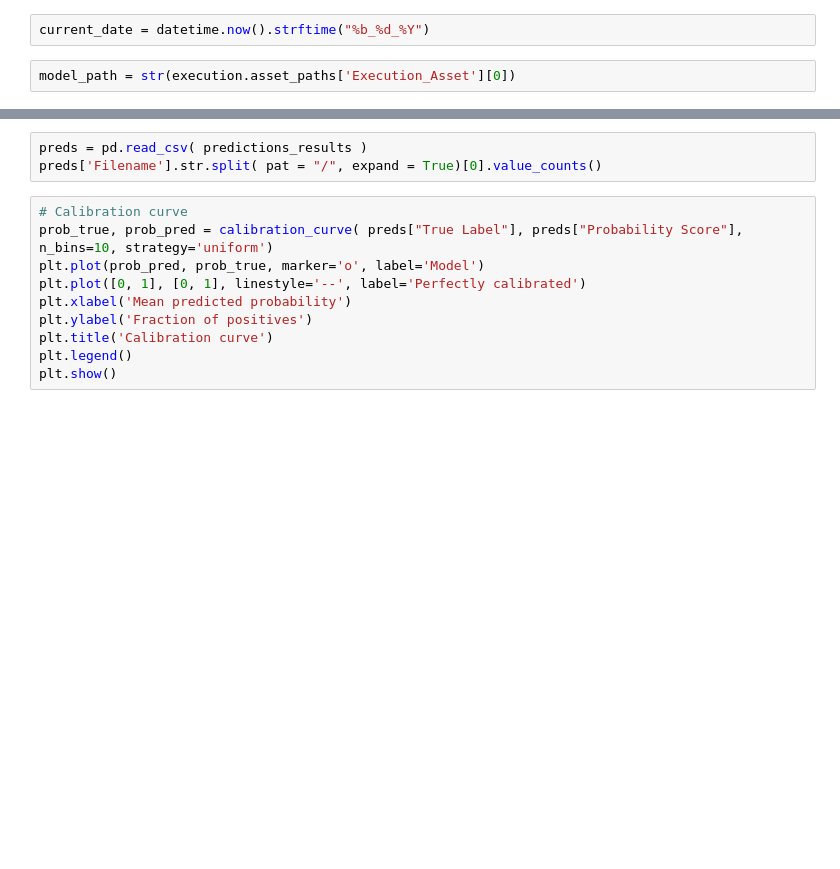
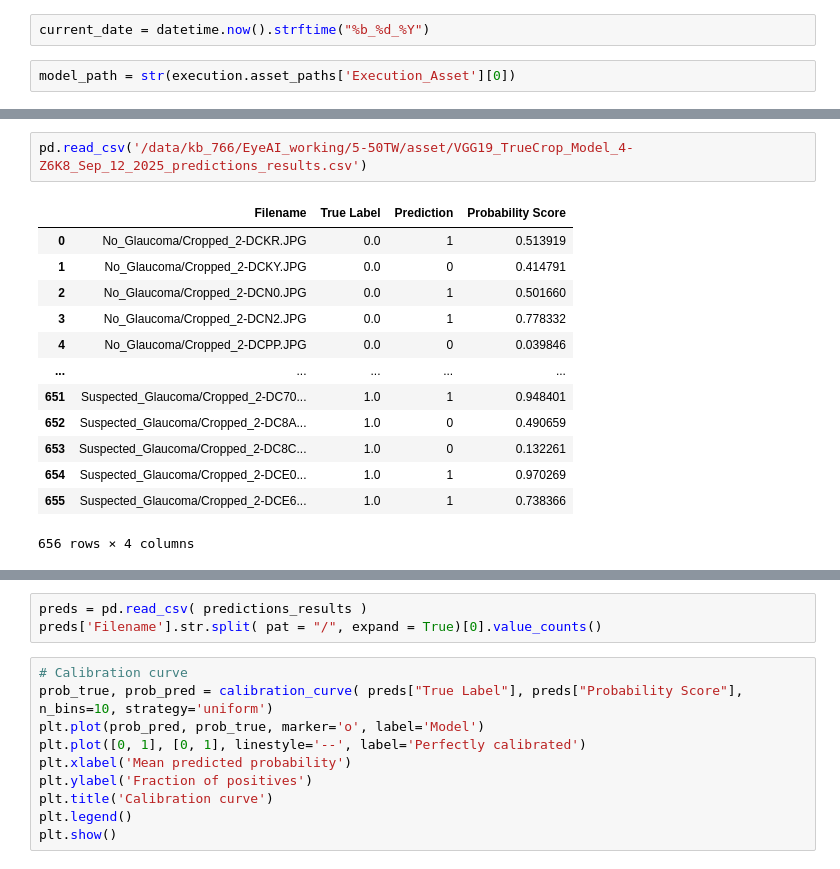
Before and after one commit to informatics-isi-edu/eye-ai-exec, a Jupyter notebook: notebooks/Sandbox_KB/VGG_LAC_Predict.ipynb, the cells around one changed output, grey strips where cells are left out. Drawn from its saved outputs; the diff is of its cells as text; blank space fills up the shorter version.

```diff
--- a/notebooks/Sandbox_KB/VGG_LAC_Predict.ipynb
+++ b/notebooks/Sandbox_KB/VGG_LAC_Predict.ipynb
@@ -125 +242,17 @@ with execution.execute() as exec:
+# %%
+pd.read_csv('/data/kb_766/EyeAI_working/5-50TW/asset/VGG19_TrueCrop_Model_4-Z6K8_Sep_12_2025_predictions_results.csv')
+# %% [output]
+|  | Filename | True Label | Prediction | Probability Score |
+| 0 | No_Glaucoma/Cropped_2-DCKR.JPG | 0.0 | 1 | 0.513919 |
+| 1 | No_Glaucoma/Cropped_2-DCKY.JPG | 0.0 | 0 | 0.414791 |
+| 2 | No_Glaucoma/Cropped_2-DCN0.JPG | 0.0 | 1 | 0.501660 |
+| 3 | No_Glaucoma/Cropped_2-DCN2.JPG | 0.0 | 1 | 0.778332 |
+| 4 | No_Glaucoma/Cropped_2-DCPP.JPG | 0.0 | 0 | 0.039846 |
+| ... | ... | ... | ... | ... |
+| 651 | Suspected_Glaucoma/Cropped_2-DC70... | 1.0 | 1 | 0.948401 |
+| 652 | Suspected_Glaucoma/Cropped_2-DC8A... | 1.0 | 0 | 0.490659 |
+| 653 | Suspected_Glaucoma/Cropped_2-DC8C... | 1.0 | 0 | 0.132261 |
+| 654 | Suspected_Glaucoma/Cropped_2-DCE0... | 1.0 | 1 | 0.970269 |
+| 655 | Suspected_Glaucoma/Cropped_2-DCE6... | 1.0 | 1 | 0.738366 |
+656 rows × 4 columns
 # %%
```
Also changed, not shown: parts of 18 cells of this notebook, 5 other files.
